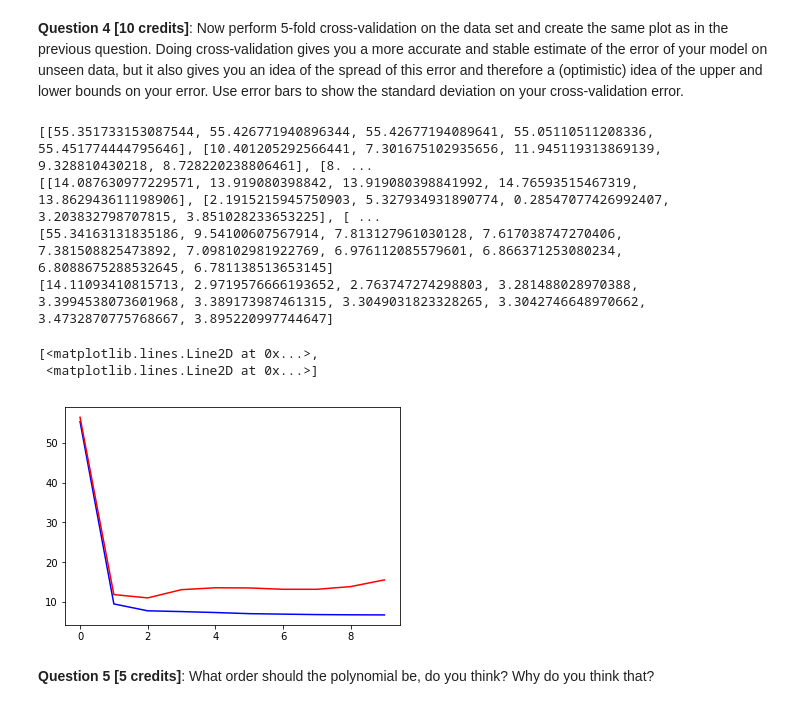
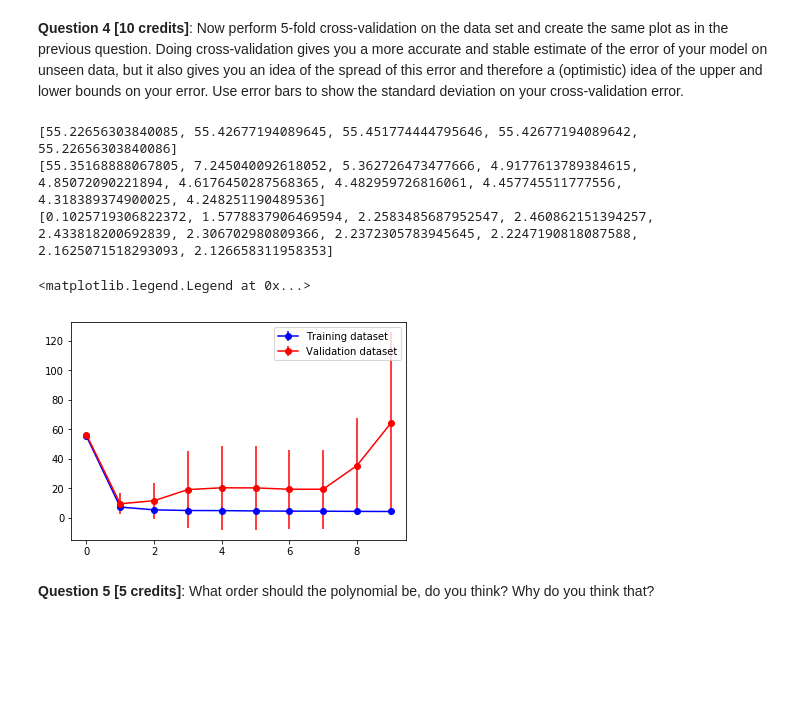
Before and after one commit to thibaultdouzon/Basic-Machine-Learning, a Jupyter notebook: LAB_3/Lab 3 - Handout 2018.ipynb, the cells around one changed output. Cells and saved outputs as stored; diff of their text form; code cells hidden in the pictures; blank space fills up the shorter version.

```diff
--- a/LAB_3/Lab 3 - Handout 2018.ipynb
+++ b/LAB_3/Lab 3 - Handout 2018.ipynb
@@ -389,45 +389,48 @@ for i in range(5):
     labels_validation = np.array(labels_sets[i])
 
     data_training = []
     labels_training = []
     for j in range(5):
         if i==j: continue
         data_training += [*data_sets[j]]
         labels_training += [*labels_sets[j]]
     data_training = np.array(data_training)
     labels_training = np.array(labels_training)
 
     w = np.zeros(0)
 
     for order in order_l:
         w_0 = np.concatenate((w, np.zeros(get_dims(order)-get_dims(order-1))))
 
         w, error = optimiseDisc(w_0, np.array([feat(x, order) for x in data_training]), labels_training)
 
         error_training_ll[order] += [*error]
         error_validation_ll[order] += [*errorfun(w, np.array([feat(x, order) for x in data_validation]), labels_validation)]
         w_l += [w]
 
 
-print(error_training_ll)
-print(error_validation_ll)
-
 mean_error_training_l = [np.mean(error_training_ll[o]) for o in order_l]
 mean_error_validation_l = [np.mean(error_validation_ll[o]) for o in order_l]
 
+std_error_training_l = [np.std(error_training_ll[o]) for o in order_l]
+std_error_validation_l = [np.std(error_validation_ll[o]) for o in order_l]
+
+print(error_training_ll[0])
 print(mean_error_training_l)
-print(mean_error_validation_l)
+print(std_error_training_l)
 
-plt.plot(mean_error_training_l,'b', [4*i for i in mean_error_validation_l], 'r')
+plt.errorbar(order_l, [i for i in mean_error_training_l], yerr=std_error_training_l, fmt='-ob')
+plt.errorbar(order_l, [i*4 for i in mean_error_validation_l], yerr=[i*4 for i in std_error_validation_l], fmt='-or')
+
+plt.legend(['Training dataset', 'Validation dataset'])
 #/ANSQ4
+print("""""")
 # %% [output]
-[[55.351733153087544, 55.426771940896344, 55.42677194089641, 55.05110511208336, 55.451774444795646], [10.401205292566441, 7.301675102935656, 11.945119313869139, 9.328810430218, 8.728220238806461], [8. ...
-[[14.087630977229571, 13.919080398842, 13.919080398841992, 14.76593515467319, 13.862943611198906], [2.1915215945750903, 5.327934931890774, 0.28547077426992407, 3.203832798707815, 3.851028233653225], [ ...
-[55.34163131835186, 9.54100607567914, 7.813127961030128, 7.617038747270406, 7.381508825473892, 7.098102981922769, 6.976112085579601, 6.866371253080234, 6.8088675288532645, 6.781138513653145]
-[14.11093410815713, 2.9719576666193652, 2.763747274298803, 3.281488028970388, 3.3994538073601968, 3.389173987461315, 3.3049031823328265, 3.3042746648970662, 3.4732870775768667, 3.895220997744647]
+[55.22656303840085, 55.42677194089645, 55.451774444795646, 55.42677194089642, 55.22656303840086]
+[55.35168888067805, 7.245040092618052, 5.362726473477666, 4.9177613789384615, 4.85072090221894, 4.6176450287568365, 4.482959726816061, 4.457745511777556, 4.318389374900025, 4.248251190489536]
+[0.1025719306822372, 1.5778837906469594, 2.2583485687952547, 2.460862151394257, 2.433818200692839, 2.306702980809366, 2.2372305783945645, 2.2247190818087588, 2.1625071518293093, 2.126658311958353]
-[<matplotlib.lines.Line2D at 0x...>,
- <matplotlib.lines.Line2D at 0x...>]
+<matplotlib.legend.Legend at 0x...>
-[figure, old version]
+[figure, new version]
 # %% [markdown]
 **Question 5 [5 credits]**: What order should the polynomial be, do you think? Why do you think that?
 # %% [markdown]
```
Also changed, not shown: parts of 3 cells of this notebook, 8 other files.
